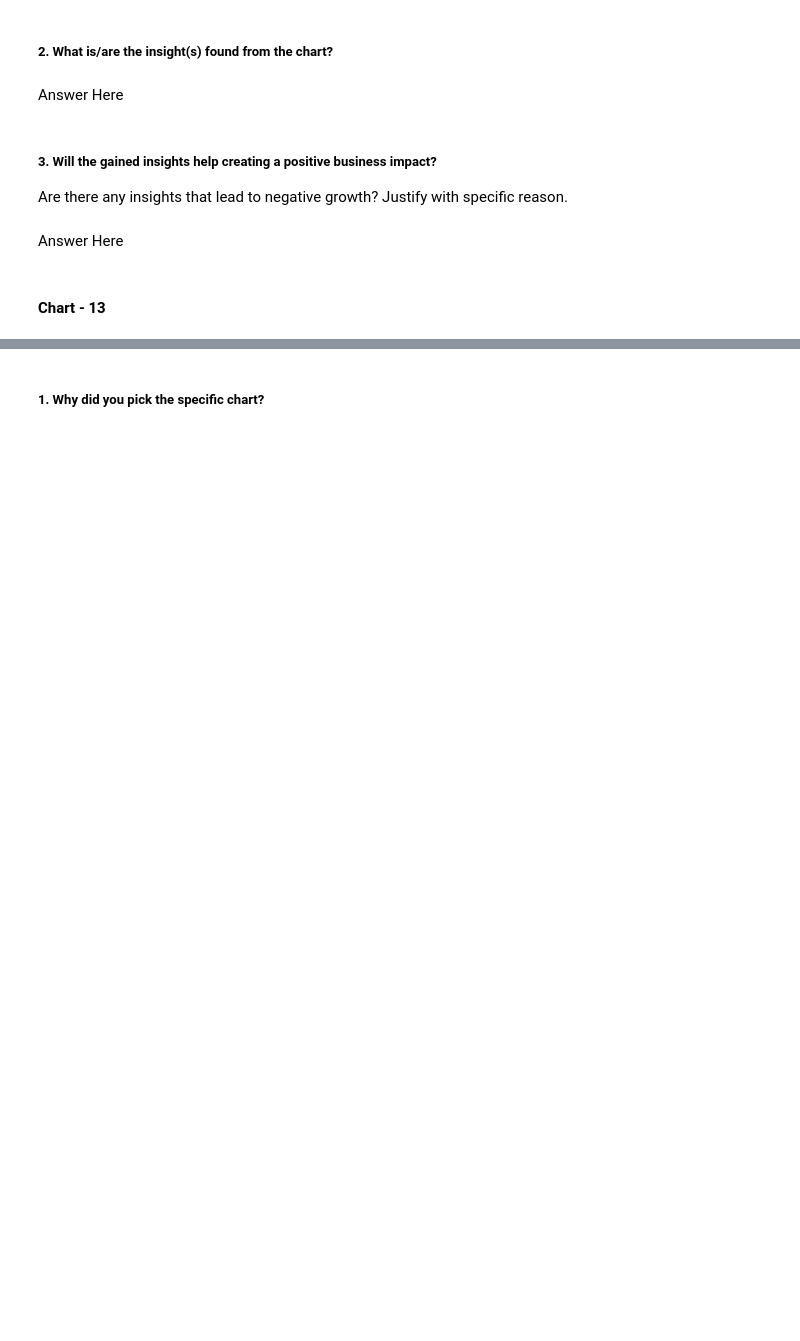
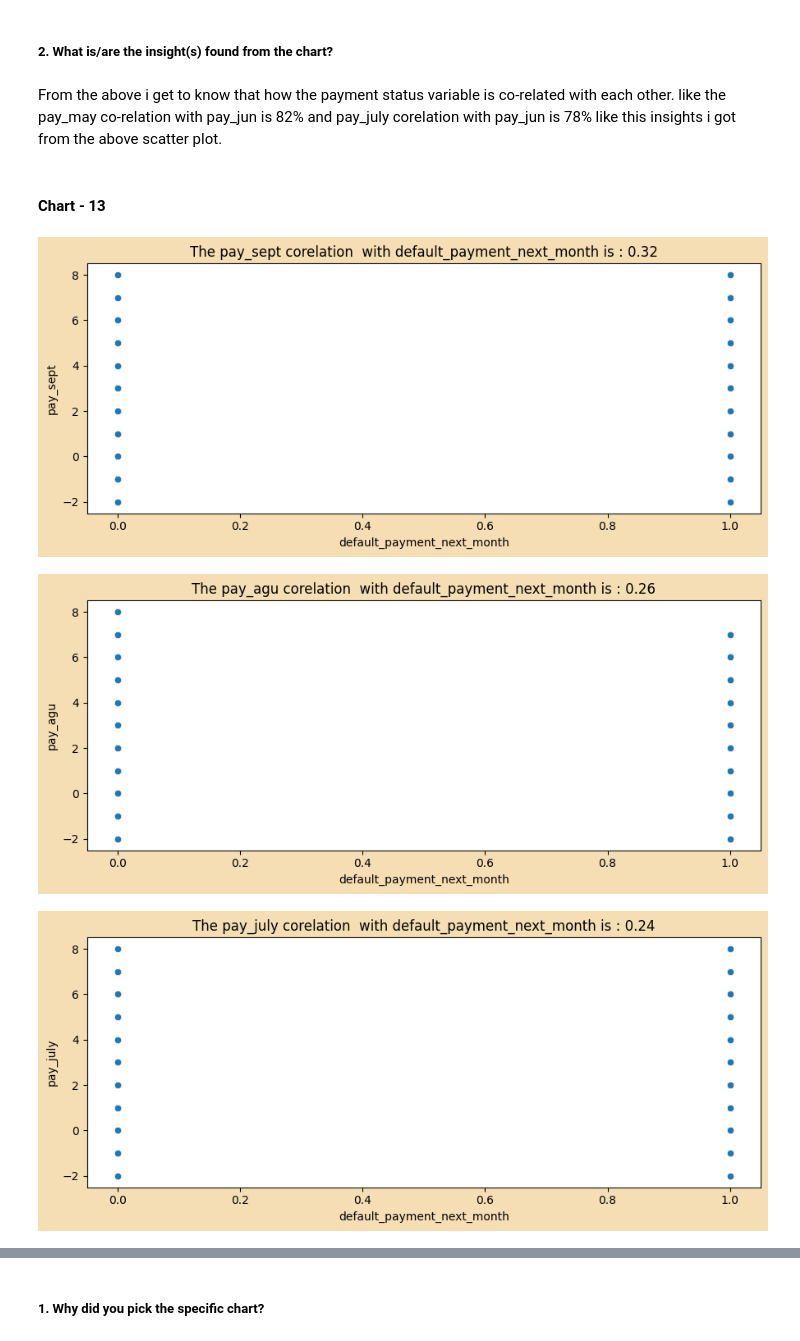
Before and after one commit to hmarathe420/Credit_Card_Default_Prediction, a Jupyter notebook: Credit_Card_Default_Prediction.ipynb, the cells around one changed output, grey strips where cells are left out. Drawn from its saved outputs; the diff is of its cells as text; code cells hidden in the pictures; blank space fills up the shorter version.

```diff
--- a/Credit_Card_Default_Prediction.ipynb
+++ b/Credit_Card_Default_Prediction.ipynb
@@ -633,11 +649,6 @@ Answer Here.
 # %% [markdown]
 ##### 2. What is/are the insight(s) found from the chart?
-# %% [markdown]
-Answer Here
-# %% [markdown]
-##### 3. Will the gained insights help creating a positive business impact?
-Are there any insights that lead to negative growth? Justify with specific reason.
-# %% [markdown]
-Answer Here
+# %% [markdown]
+From the above i get to know that how the payment status variable is co-related with each other. like the pay_may co-relation with pay_jun is 82% and pay_july corelation with pay_jun is 78% like this insights i got from the above scatter plot.
 # %% [markdown]
 #### Chart - 13
@@ -645,0 +655,15 @@ Answer Here
+# %%
+# ploting the scattere plot for below status list with targeted column.
+status_list = ['pay_sept','pay_agu', 'pay_july', 'pay_jun', 'pay_may', 'pay_apr','LIMIT_BAL', 'SEX', 'default_payment_next_month', 'EDUCATION', 'MARRIAGE', 'AGE']
+
+for status_ in status_list:
+  corelation_ = round(np.corrcoef(df[status_], df['default_payment_next_month'])[0][1],2)
+  plt.rcParams['figure.autolayout'] == True
+  plt.figure(figsize = (9,4), facecolor = 'wheat')
+  sns.scatterplot(x = df['default_payment_next_month'], y = df[status_])
+  plt.title(f"The {status_} corelation  with default_payment_next_month is : {corelation_}")
+  plt.plot()
+# %% [output]
+[figure, added]
+[figure, added]
+[figure, added]
```
Also changed, not shown: parts of 28 cells of this notebook.
